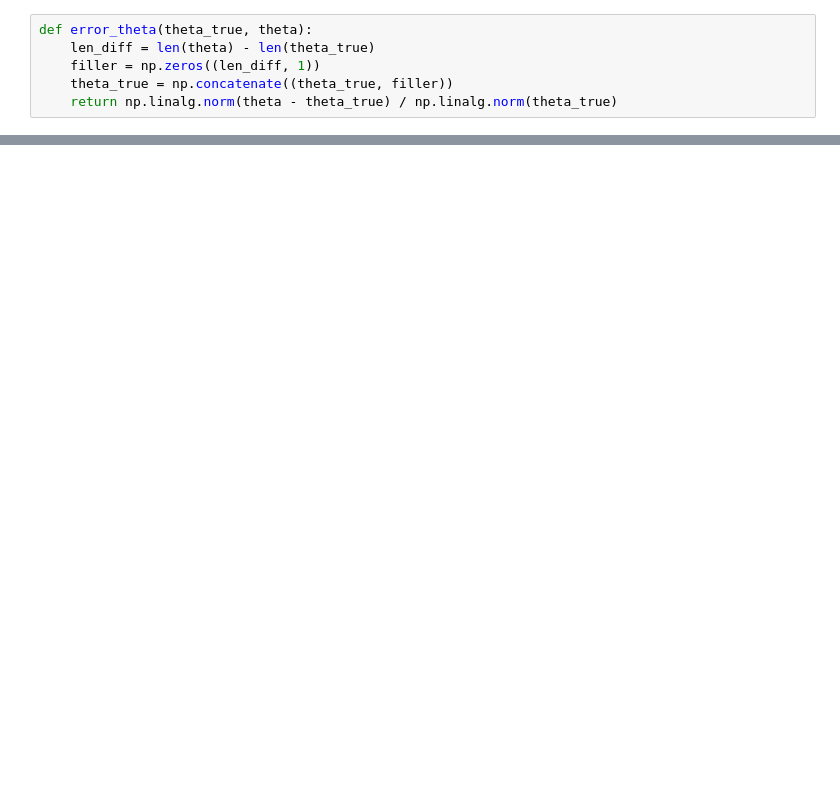
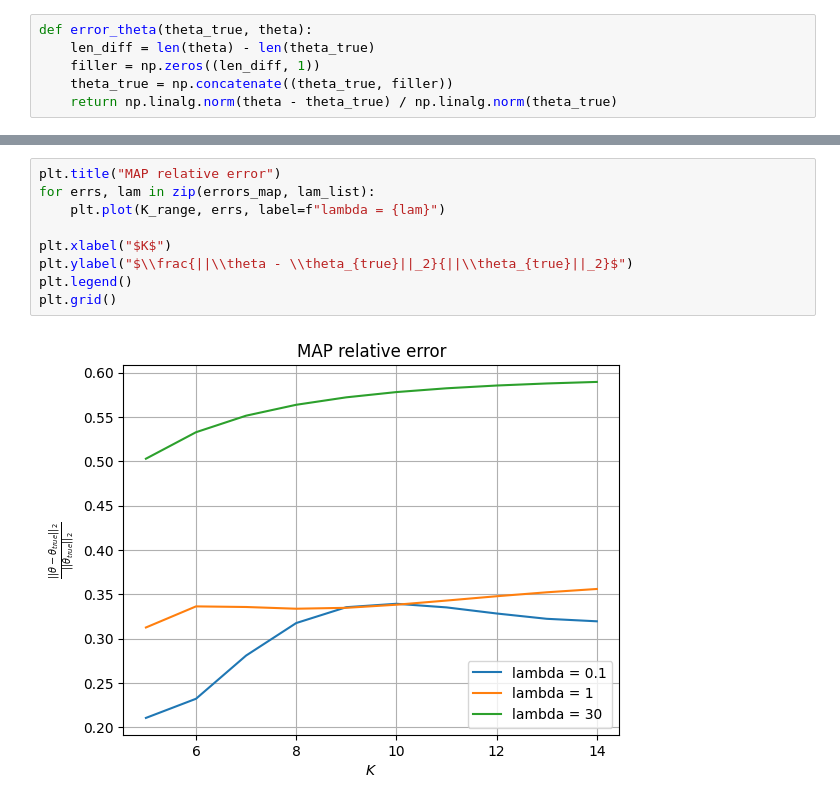
Before and after one commit to Tony3oo3/SMMAI_Lab, a Jupyter notebook: Homework_4/Homework4.ipynb, the cells around one changed output, grey strips where cells are left out. Drawn from its saved outputs; the diff is of its cells as text; blank space fills up the shorter version.

```diff
--- a/Homework_4/Homework4.ipynb
+++ b/Homework_4/Homework4.ipynb
@@ -316,0 +343,11 @@ MAP error (lambda = 50) = 0.41276458576347175
+# %%
+plt.title("MAP relative error")
+for errs, lam in zip(errors_map, lam_list):
+    plt.plot(K_range, errs, label=f"lambda = {lam}")
+
+plt.xlabel("$K$")
+plt.ylabel("$\\frac{||\\theta - \\theta_{true}||_2}{||\\theta_{true}||_2}$")
+plt.legend()
+plt.grid()
+# %% [output]
+[figure, added]
```
Also changed, not shown: parts of 13 cells of this notebook.
